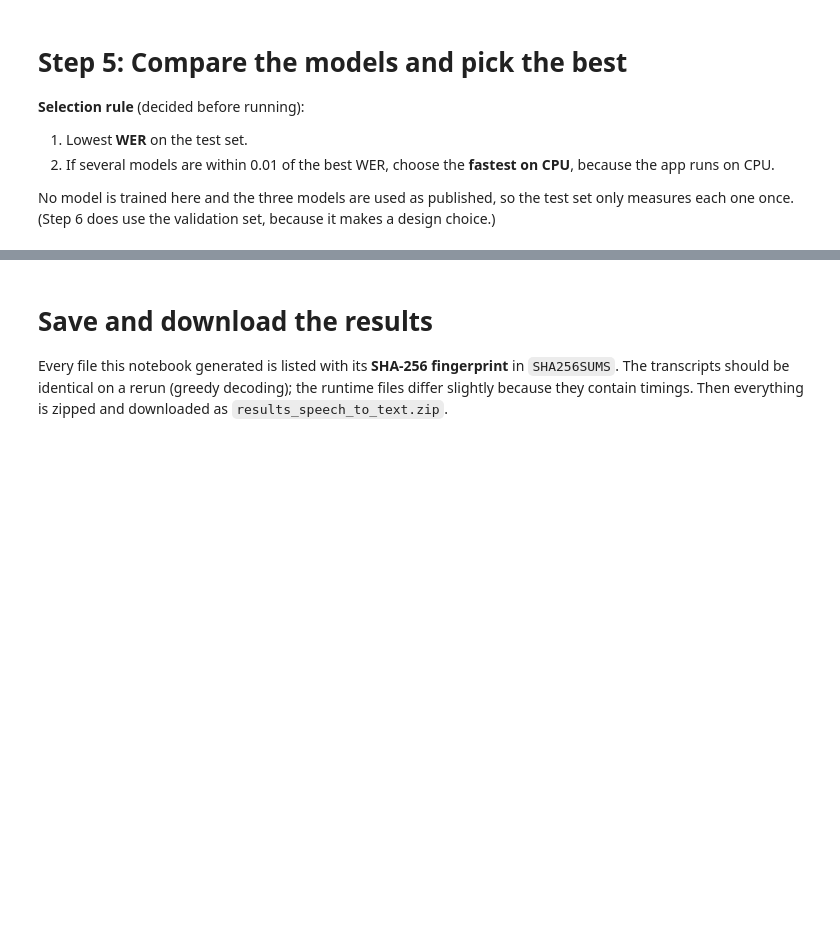
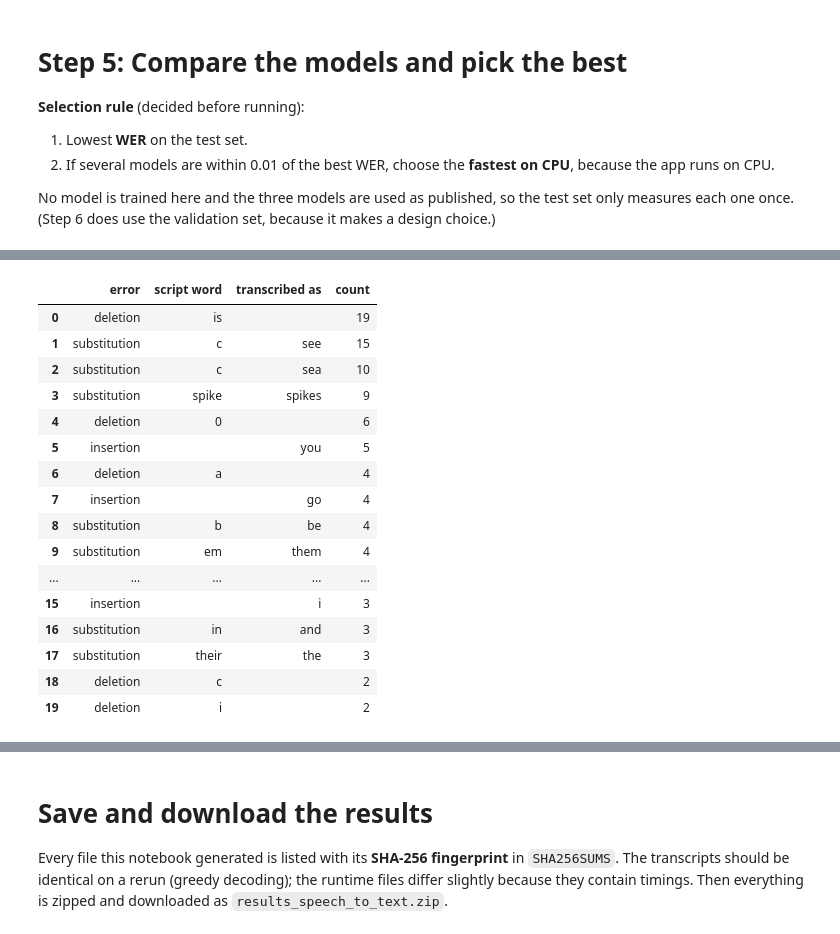
Before and after one commit to EthanIsaac/valorant-voiceline-qa, a Jupyter notebook: notebooks/02_speech_to_text.ipynb, the cells around one changed output, grey strips where cells are left out. Drawn from its saved outputs; the diff is of its cells as text; code cells hidden in the pictures; blank space fills up the shorter version.

```diff
--- a/notebooks/02_speech_to_text.ipynb
+++ b/notebooks/02_speech_to_text.ipynb
@@ -455,8 +541,26 @@ prompt_transcripts.loc[prompt_transcripts["guard_triggered"], ["spoken_text", "p
 # %%
-# Most frequent word errors that remain with the guarded prompt
-prompt_errors = top_word_errors(transcripts["reference"], test_normalized["prompt_guarded"])
-prompt_errors.to_csv(f"{RESULTS_DIR}/{BEST}_prompt_guarded_top_word_errors.csv", index=False)
+# Most frequent word errors that remain with the prompt
+prompt_errors = top_word_errors(transcripts["reference"], prompt_normalized)
+prompt_errors.to_csv(f"{RESULTS_DIR}/{BEST}_prompt_top_word_errors.csv", index=False)
 prompt_errors
+# %% [output]
+|  | error | script word | transcribed as | count |
+| 0 | deletion | is |  | 19 |
+| 1 | substitution | c | see | 15 |
+| 2 | substitution | c | sea | 10 |
+| 3 | substitution | spike | spikes | 9 |
+| 4 | deletion | 0 |  | 6 |
+| 5 | insertion |  | you | 5 |
+| 6 | deletion | a |  | 4 |
+| 7 | insertion |  | go | 4 |
+| 8 | substitution | b | be | 4 |
+| 9 | substitution | em | them | 4 |
+| ... | ... | ... | ... | ... |
+| 15 | insertion |  | i | 3 |
+| 16 | substitution | in | and | 3 |
+| 17 | substitution | their | the | 3 |
+| 18 | deletion | c |  | 2 |
+| 19 | deletion | i |  | 2 |
 # %%
 # Record exactly how these results were produced
 with open(f"{RESULTS_DIR}/run_config.json", "w") as f:
```
Also changed, not shown: parts of 20 cells of this notebook.
